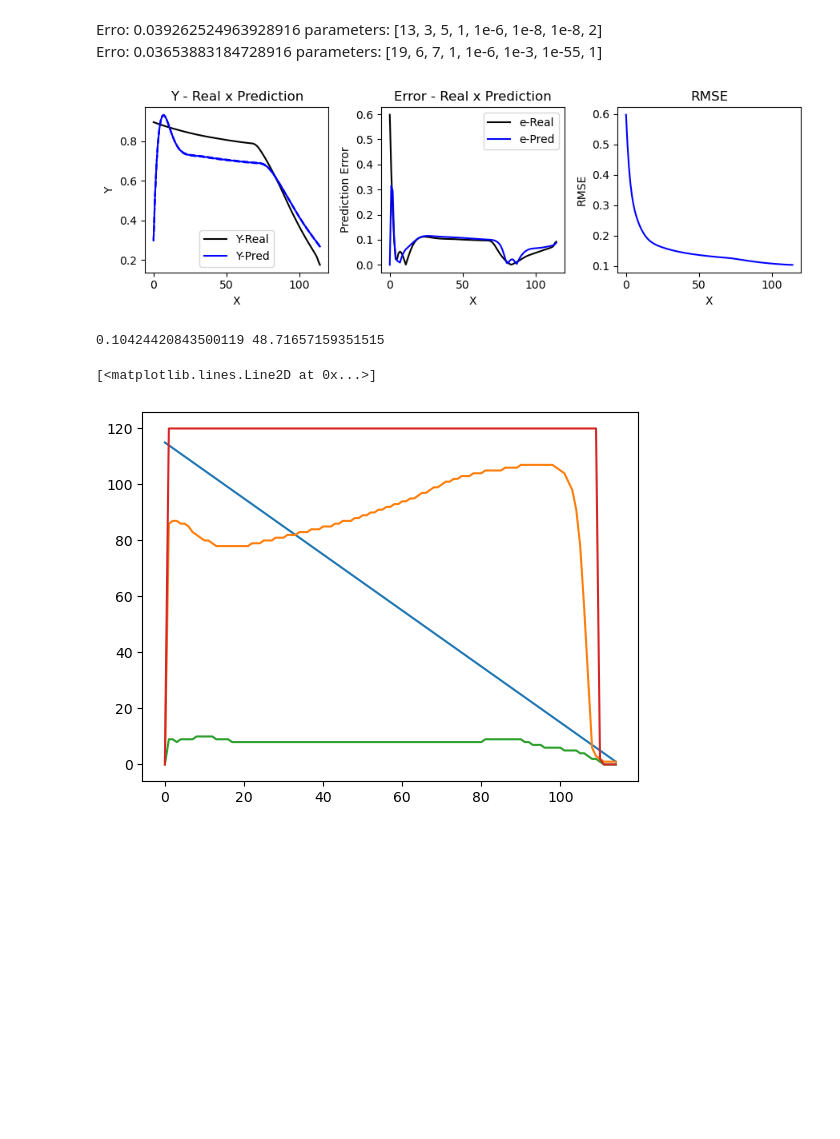
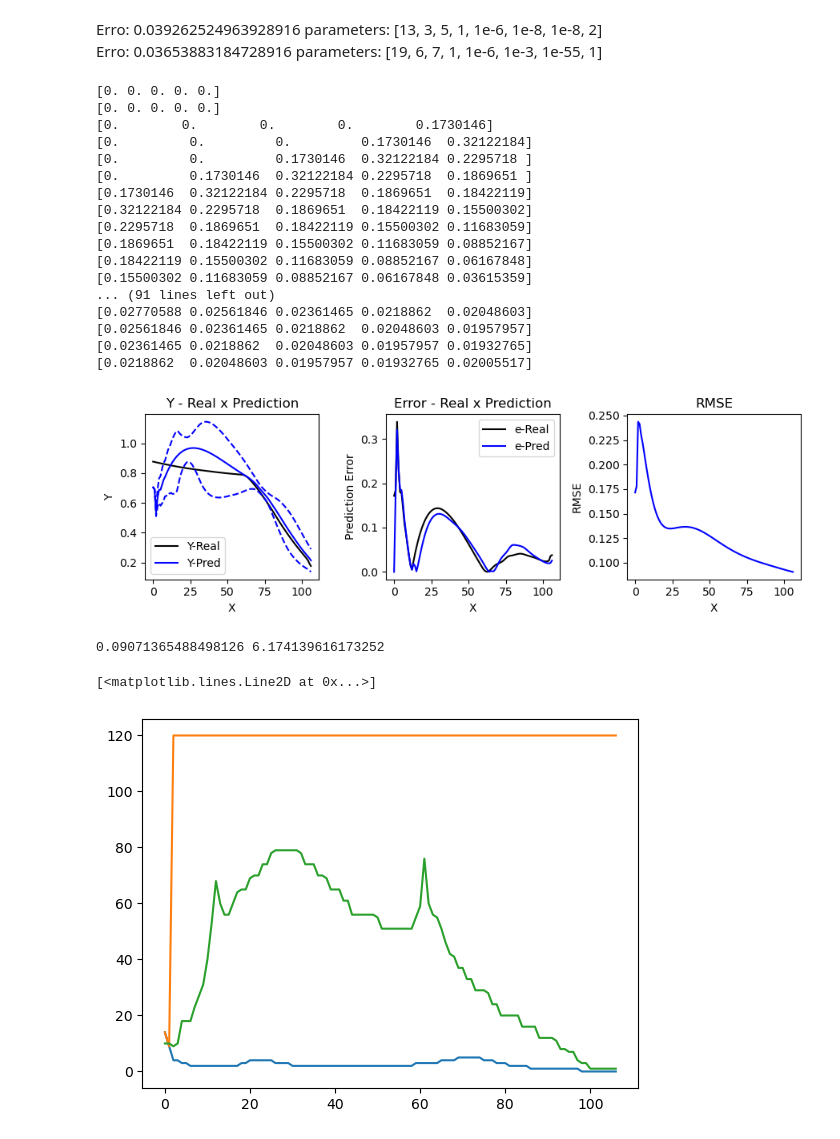
Before and after one commit to cduartes0203/Batteries_Prognostics, a Jupyter notebook: test_RTLO.ipynb, the cells around one changed output. Cells and saved outputs as stored; diff of their text form; code cells hidden in the pictures; blank space fills up the shorter version.

```diff
--- a/test_RTLO.ipynb
+++ b/test_RTLO.ipynb
@@ -69,7 +69,7 @@ class RTLO:
         self.xI = np.zeros(nIN)
         self.ηS = np.array(ηS)
         self.τ = τ
-        self.ε = 0.01
+        self.ε = 0.5
         self.h0 = 0
         self.h = np.zeros(nHS)
         self.hU = np.zeros(nHS)
@@ -123,24 +123,6 @@ class RTLO:
         n_in, n_out = shape
         limit = np.sqrt(6 / (n_in + n_out))
         return np.random.uniform(-limit, limit, size=shape)
-
-    def UpdateRLS(self,y_p,y_r):
-        eP = np.abs(self.rls.predict(np.abs(y_p[-1])))
-        eR = np.abs(y_p-y_r)[-1]
-        self.rls.update(np.abs(y_p[-1]), eR)
-        self.eR = np.append(self.eR,eR)
-        self.eP = np.append(self.eP,eP)
-        return eP
-
-    def RMSE(self):
-        RMSE = rmse(self.yR,self.yP)
-        self.eRMSE = np.append(self.eRMSE, RMSE)
-        return RMSE
-
-    def ySeries(self,s=None):
-        ySeries = [self.yR[s:],self.yP[s:],self.yL[s:],self.yU[s:]]
-        names = ['real','pred','lower','upper']
-        return ySeries, names
 
     def PlotPred(self):
         plt.plot(self.yR,label='real')
@@ -259,10 +241,9 @@ class RTLO:
             self.rulR = np.append(self.rulR,rulR)
             self.RMSE_rul()
 
-    def Weights(self):
-        return self.wHS,self.wIN, self.wOUT,self.ht
 
-    def PredIntervalMS(self, x,lim=0.3):
+    def PredIntervalMS(self, x,lim=0.2):
+        print(self.e[-5:])
         xL,xU = (x-(self.ε*self.e)).copy(),(x+(self.ε*self.e)).copy()
         #print(xL[-5:])
         #print(x[-5:])
@@ -290,7 +271,8 @@ class RTLO:
             xL = np.delete(np.append(xL,yL),0)
             xU = np.delete(np.append(xU,yU),0)
 
-            #print('MS yL',yL,'yU',yU)
+            #print('MS yL',yL,'xL',xL[-3:])
+            #print('MS yU',yU,'xU',xU[-3:])
             if yL > lim:
                 rulL = rulL+1
                 #htL=htLf
@@ -313,12 +295,6 @@ class RTLO:
         self.ht2 = self.hF
         #self.htI = self.hF
 
-    def xavier_uniform(self,shape):
-        np.random.seed(42)
-        n_in, n_out = shape
-        limit = np.sqrt(6 / (n_in + n_out))
-        return np.random.uniform(-limit, limit, size=shape)
-
     def UpdateRLS(self,y_p,y_r):
         eP = np.abs(self.rls.predict(np.abs(y_p[-1])))
         eR = np.abs(y_p-y_r)[-1]
@@ -339,11 +315,6 @@ class RTLO:
         RMSE = rmse(self.rulR[s:],self.rulP[s:])
         self.rRMSE = np.append(self.rRMSE, RMSE)
         return RMSE
-
-    def ySeries(self,s=None):
-        ySeries = [self.yR[s:],self.yP[s:],self.yL[s:],self.yU[s:]]
-        names = ['real','pred','lower','upper']
-        return ySeries, names
 
     def PlotPred(self):
         plt.plot(self.yR,label='real')
@@ -464,47 +435,64 @@ Erro: 0.03653883184728916 parameters:  [19, 6, 7, 1, 1e-6, 1e-3, 1e-55, 1]
 # %%
 nIN,nHS,nOUT,N1,N2,N3,lr,τ= params
 ηS = [N1,N2,N3]
 X,Y = prepare_data(sig,n=nIN,m=nOUT)
 xR,yR,yP = np.array([]),np.array([]),np.array([])
 
 rtlo = RTLO(nIN,nHS,nOUT,ηS,τ,lr)
 yL,yU = np.array([]),np.array([])
 xR = np.array([])
 erroR = np.array([])
 erroP = np.array([])
 
-for i in range(len(X)):
+for i in range(len(X[:])):
 #for i in range(2):
     #print(i)
-    y_r = Y[i]
     #print('ht:',rtlo.ht)
     y_p = rtlo.PredSingle(X[i])
-    eP = rtlo.UpdateRLS(y_p,y_r)
     y_L, y_U = rtlo.PredInterval(X[i],store=True)
     rulR = (len(sig)-nIN-i-1)
     rtlo.PredRUL(x=X[i],rulR=rulR)
     rtlo.PredIntervalMS(X[i])
     rtlo.fit(X[i],Y[i],store=True)
+    eP = rtlo.UpdateRLS(y_p,Y[i])
+
 
 rtlo.PlotPredError()
 
 #rtlo.rulR = np.flip(np.arange(len(sig)-nIN))[:len(X)]
 rmse_rtlo = rtlo.RMSE()
 rmse_rul = rtlo.RMSE_rul()
 print(rmse_rtlo,rmse_rul)
 # %% [output]
+[0. 0. 0. 0. 0.]
+[0. 0. 0. 0. 0.]
+[0.        0.        0.        0.        0.1730146]
+[0.         0.         0.         0.1730146  0.32122184]
+[0.         0.         0.1730146  0.32122184 0.2295718 ]
+[0.         0.1730146  0.32122184 0.2295718  0.1869651 ]
+[0.1730146  0.32122184 0.2295718  0.1869651  0.18422119]
+[0.32122184 0.2295718  0.1869651  0.18422119 0.15500302]
+[0.2295718  0.1869651  0.18422119 0.15500302 0.11683059]
+[0.1869651  0.18422119 0.15500302 0.11683059 0.08852167]
+[0.18422119 0.15500302 0.11683059 0.08852167 0.06167848]
+[0.15500302 0.11683059 0.08852167 0.06167848 0.03615359]
+... (91 lines left out)
+[0.02770588 0.02561846 0.02361465 0.0218862  0.02048603]
+[0.02561846 0.02361465 0.0218862  0.02048603 0.01957957]
+[0.02361465 0.0218862  0.02048603 0.01957957 0.01932765]
+[0.0218862  0.02048603 0.01957957 0.01932765 0.02005517]
-[figure, old version]
+[figure, new version]
-0.10424420843500119 48.71657159351515
+0.09071365488498126 6.174139616173252
 # %%
 
-plt.plot(rtlo.rulR)
-plt.plot(rtlo.rulP)
+#plt.plot(rtlo.rulR)
 
 plt.plot(rtlo.rulL)
 plt.plot(rtlo.rulU)
+plt.plot(rtlo.rulP)
 # %% [output]
 [<matplotlib.lines.Line2D at 0x...>]
-[figure, old version]
+[figure, new version]
 # %%
 nIN,nHS,nOUT,N1,N2,N3,lr,τ= params
 
```
Also changed, not shown: parts of 2 cells of this notebook.
